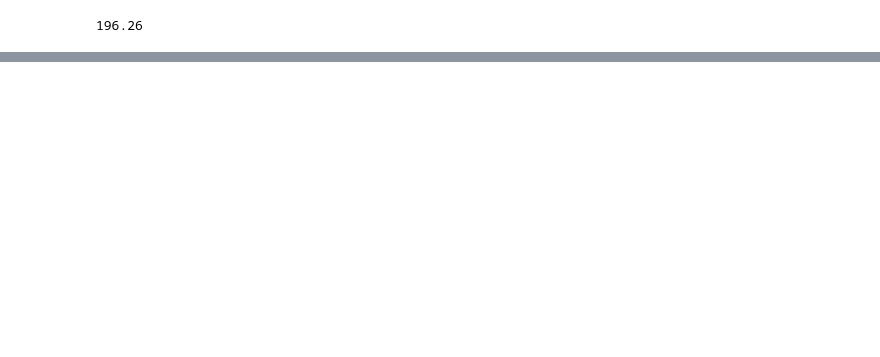
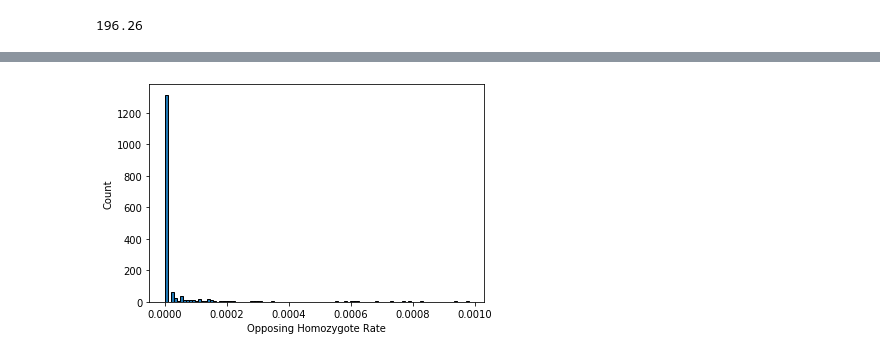
Before and after one commit to hringbauer/ancIBD, a Jupyter notebook: notebook/explore_analysis/detect_relatives.ipynb, the cells around one changed output, grey strips where cells are left out. Saved outputs shown, nothing was run; the diff lists cells and outputs as text; code cells hidden in the pictures; blank space fills up the shorter version.

```diff
--- a/notebook/explore_analysis/detect_relatives.ipynb
+++ b/notebook/explore_analysis/detect_relatives.ipynb
@@ -172,0 +187,6 @@ df[:50]
+# %%
+samples1 =np.loadtxt("./output/dumpster/full_run_ch3_9813/samples_9813.tsv", dtype="str")
+f_mat = np.loadtxt("./output/dumpster/full_run_ch3_9813/frac_mat_all9813.tsv")
+print(np.shape(samples1))
+print(np.shape(f_mat))
+np.fill_diagonal(f_mat, -1) ### Modifies matrix in place
@@ -172,0 +196,6 @@ df[:50]
+# %%
+idx_pair = np.where((f_mat[:,:]<0.0005) & (f_mat[:,:]>=0))
+print(f"Found {len(idx_pair[0])} putative pairs found")
+
+df = pd.DataFrame({"iid1":samples1[idx_pair[0]], "iid2":samples1[idx_pair[1]],
+                   "opp_homo_rate_ch3":f_mat[idx_pair]})
@@ -172,0 +216,11 @@ df[:50]
+# %%
+plt.figure()
+ax=plt.gca()
+ax.hist(df["opp_homo_rate_ch3"], ec="k",bins=100)
+ax.set_xlabel("Opposing Homozygote Rate")
+ax.set_ylabel("Count")
+#ax.set_xlim([0,0.005])
+#ax.set_ylim([0,2500])
+plt.show()
+# %% [output]
+[figure, added]
```
Also changed, not shown: parts of 26 cells of this notebook, 3 other files.
